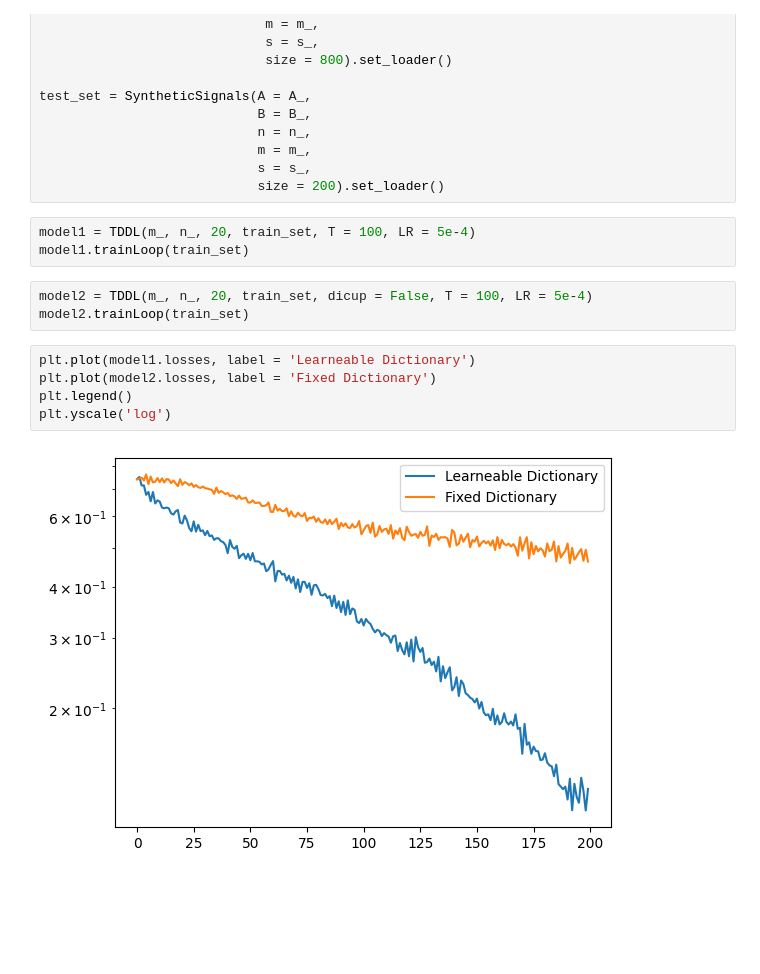
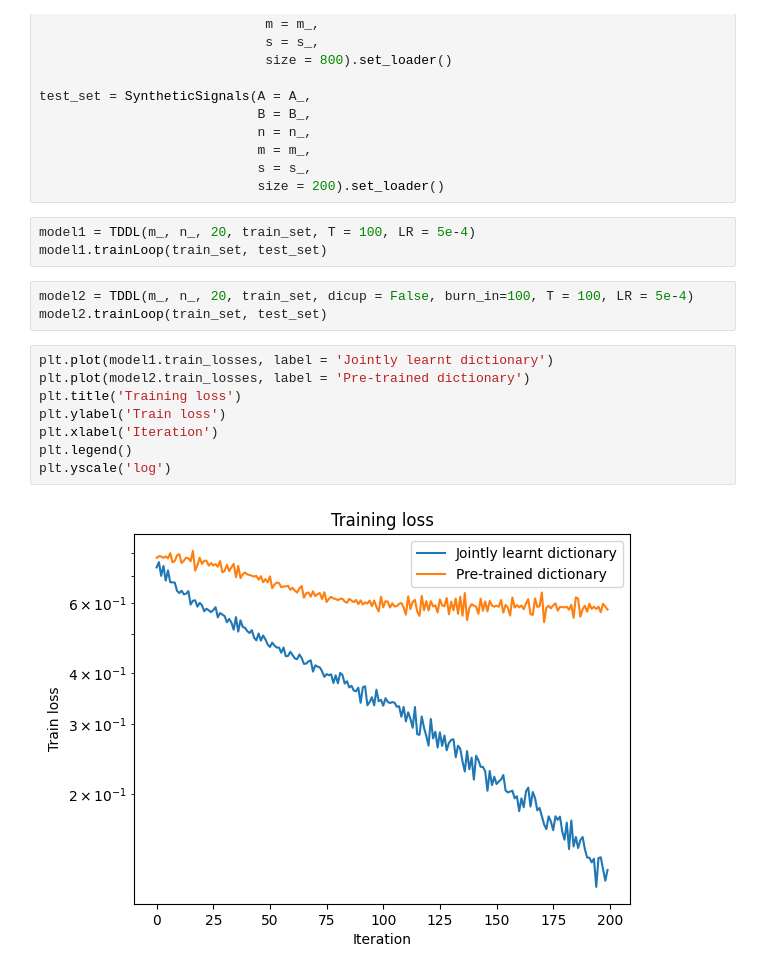
Before and after one commit to LeoDiNino97/TaskDrivenDictionaryLearning, a Jupyter notebook: classification_primer.ipynb, the cells around one changed output. Saved outputs shown, nothing was run; the diff lists cells and outputs as text; blank space fills up the shorter version.

Commit message:
First plots

```diff
--- a/classification_primer.ipynb
+++ b/classification_primer.ipynb
@@ -262,14 +275,17 @@ test_set = SyntheticSignals(A = A_,
                             size = 200).set_loader()
 # %%
 model1 = TDDL(m_, n_, 20, train_set, T = 100, LR = 5e-4)
-model1.trainLoop(train_set)
+model1.trainLoop(train_set, test_set)
 # %%
-model2 = TDDL(m_, n_, 20, train_set, dicup = False, T = 100, LR = 5e-4)
-model2.trainLoop(train_set)
+model2 = TDDL(m_, n_, 20, train_set, dicup = False, burn_in=100, T = 100, LR = 5e-4)
+model2.trainLoop(train_set, test_set)
 # %%
-plt.plot(model1.losses, label = 'Learneable Dictionary')
-plt.plot(model2.losses, label = 'Fixed Dictionary')
+plt.plot(model1.train_losses, label = 'Jointly learnt dictionary')
+plt.plot(model2.train_losses, label = 'Pre-trained dictionary')
+plt.title('Training loss')
+plt.ylabel('Train loss')
+plt.xlabel('Iteration')
 plt.legend()
 plt.yscale('log')
 # %% [output]
-[figure, old version]
+[figure, new version]
```
Also changed, not shown: parts of 12 cells of this notebook, 2 other files.
